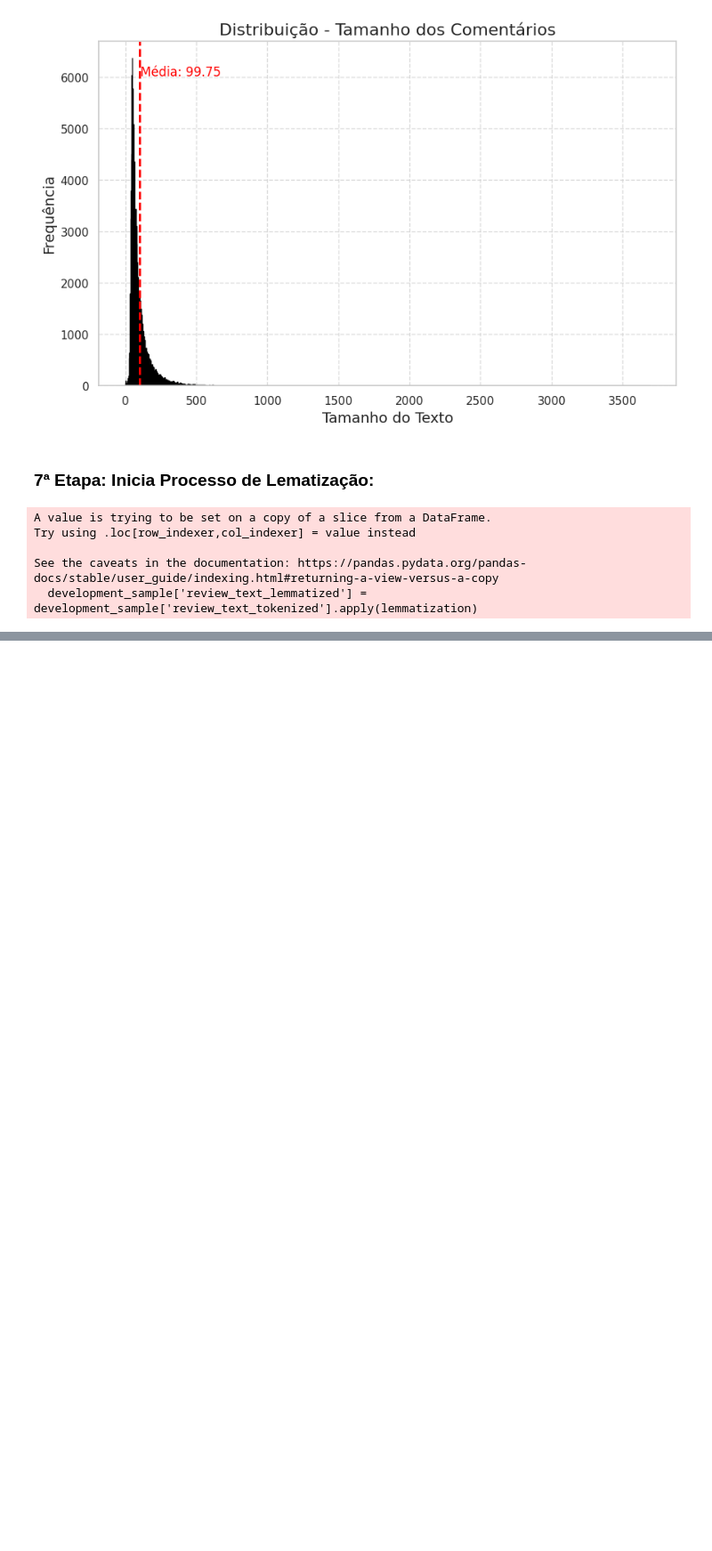
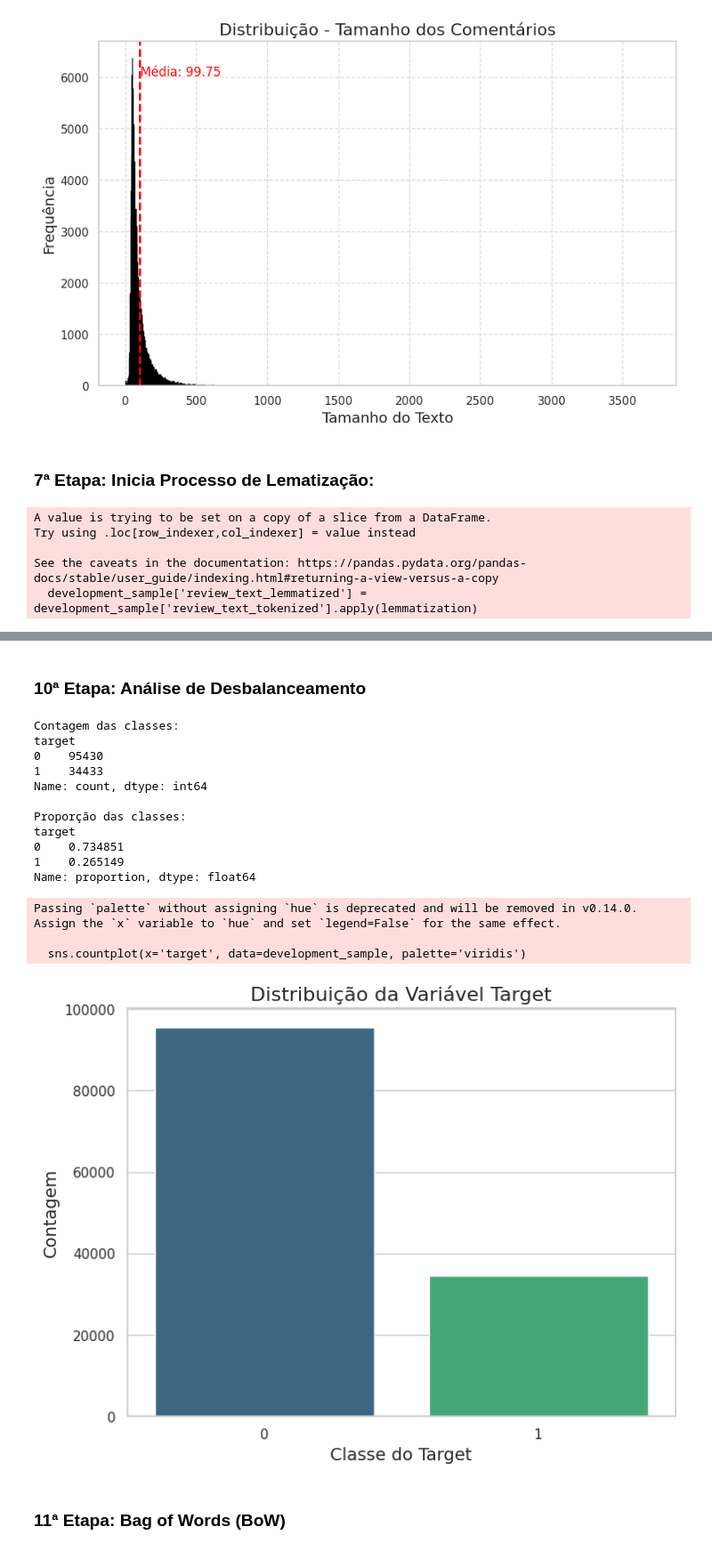
Before and after one commit to raphaelchaves/papa-linguas, a Jupyter notebook: Projeto_PLN_ICMC_V1.ipynb, the cells around one changed output, grey strips where cells are left out. Shown at 89% size. Cells and saved outputs as stored; diff of their text form; code cells hidden in the pictures; blank space fills up the shorter version.

```diff
--- a/Projeto_PLN_ICMC_V1.ipynb
+++ b/Projeto_PLN_ICMC_V1.ipynb
@@ -356,0 +366,7 @@ display(HTML(development_sample.to_html(max_rows=20)))
+# %%
+# O atributo rating representa a revisão dos clientes que se baseia no seguinte mapeamento:
+mapping = {1: 'Ruim', 2: 'Regular', 3: 'Bom', 4: 'Ótimo', 5: 'Excelente'}
+
+development_sample['customer_review'] = development_sample['rating'].map(mapping)
+
+display(HTML(development_sample.to_html(max_rows=5)))
@@ -356,0 +387,6 @@ display(HTML(development_sample.to_html(max_rows=20)))
+# %%
+# Criando uma variável binária que representa os sentimentos positivos e negativos
+development_sample['target'] = development_sample['rating'].apply(lambda x: 1 if x <= 2 else 0)
+
+# Exibir as primeiras linhas do dataframe para verificar a nova variável 'target'
+display(HTML(development_sample.to_html(max_rows=5)))
@@ -356,0 +405,44 @@ display(HTML(development_sample.to_html(max_rows=20)))
+# %% [markdown]
+### 10ª Etapa: Análise de Desbalanceamento
+# %%
+# Contar a frequência de cada valor na variável 'target'
+class_counts = development_sample['target'].value_counts()
+
+# Exibir as contagens
+print("Contagem das classes:")
+print(class_counts)
+
+# Calcular a proporção de cada classe
+class_proportions = development_sample['target'].value_counts(normalize=True)
+print("\nProporção das classes:")
+print(class_proportions)
+
+# Plotar gráfico de barras para a distribuição das classes
+plt.figure(figsize=(8, 6))
+sns.countplot(x='target', data=development_sample, palette='viridis')
+
+# Adicionar título e rótulos
+plt.title('Distribuição da Variável Target', fontsize=16)
+plt.xlabel('Classe do Target', fontsize=14)
+plt.ylabel('Contagem', fontsize=14)
+
+# Exibir o gráfico
+plt.show()
+# %% [output]
+Contagem das classes:
+target
+0    95430
+1    34433
+Name: count, dtype: int64
+
+Proporção das classes:
+target
+0    0.734851
+1    0.265149
+Name: proportion, dtype: float64
+Passing `palette` without assigning `hue` is deprecated and will be removed in v0.14.0. Assign the `x` variable to `hue` and set `legend=False` for the same effect.
+
+  sns.countplot(x='target', data=development_sample, palette='viridis')
+[figure, added]
+# %% [markdown]
+### 11ª Etapa: Bag of Words (BoW)
```
Also changed, not shown: parts of 15 cells of this notebook.
